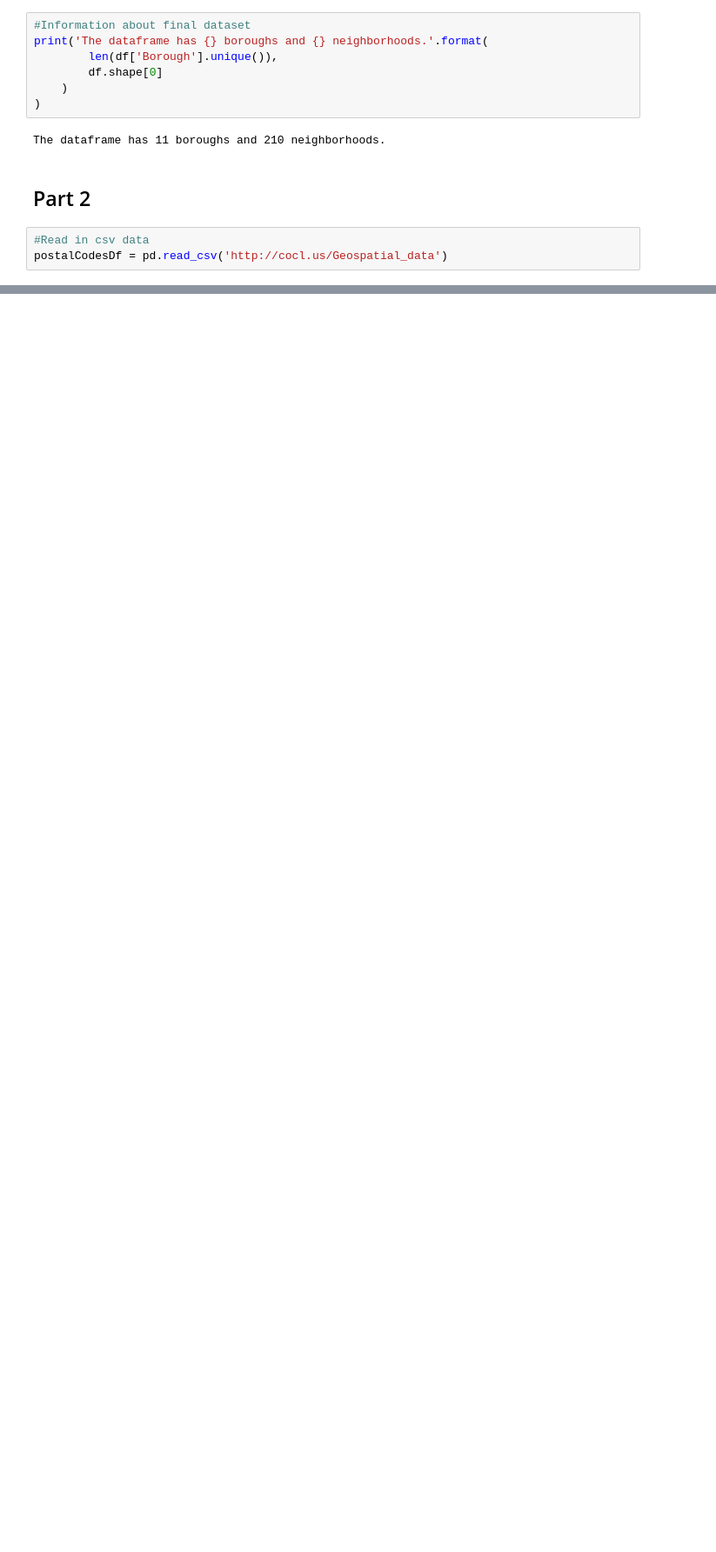
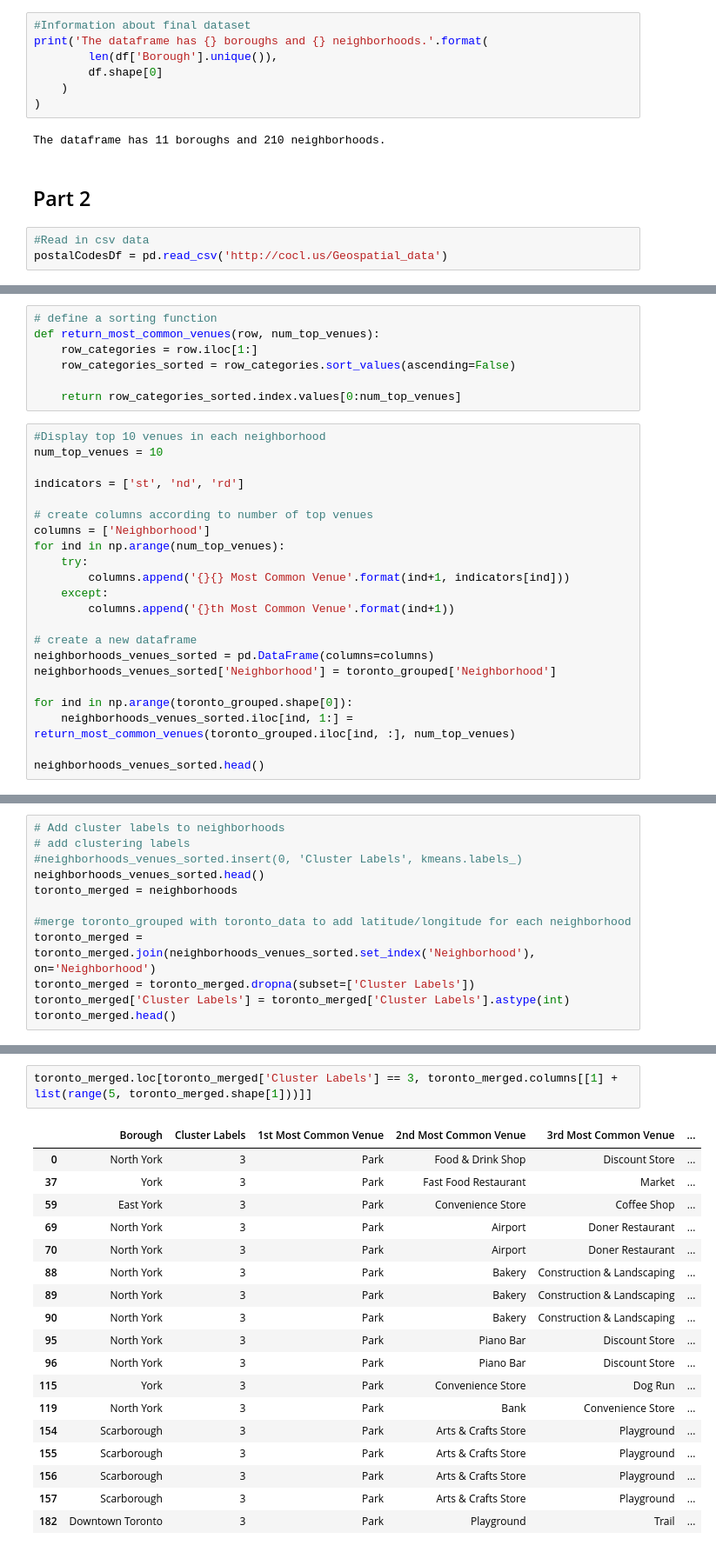
Before and after one commit to anastasiyaArk/Coursera_Capstone, a Jupyter notebook: Segmenting and clusering, Toronto.ipynb, the cells around one changed output, grey strips where cells are left out. Shown at 87% size. Cells and saved outputs as stored; diff of their text form; blank space fills up the shorter version.

Commit message:
k-means clustering

```diff
--- a/Segmenting and clusering, Toronto.ipynb
+++ b/Segmenting and clusering, Toronto.ipynb
@@ -139,0 +336,29 @@ merged_inner
+# %%
+# define a sorting function
+def return_most_common_venues(row, num_top_venues):
+    row_categories = row.iloc[1:]
+    row_categories_sorted = row_categories.sort_values(ascending=False)
+
+    return row_categories_sorted.index.values[0:num_top_venues]
+# %%
+#Display top 10 venues in each neighborhood
+num_top_venues = 10
+
+indicators = ['st', 'nd', 'rd']
+
+# create columns according to number of top venues
+columns = ['Neighborhood']
+for ind in np.arange(num_top_venues):
+    try:
+        columns.append('{}{} Most Common Venue'.format(ind+1, indicators[ind]))
+    except:
+        columns.append('{}th Most Common Venue'.format(ind+1))
+
+# create a new dataframe
+neighborhoods_venues_sorted = pd.DataFrame(columns=columns)
+neighborhoods_venues_sorted['Neighborhood'] = toronto_grouped['Neighborhood']
+
+for ind in np.arange(toronto_grouped.shape[0]):
+    neighborhoods_venues_sorted.iloc[ind, 1:] = return_most_common_venues(toronto_grouped.iloc[ind, :], num_top_venues)
+
+neighborhoods_venues_sorted.head()
@@ -139,0 +386,12 @@ merged_inner
+# %%
+# Add cluster labels to neighborhoods
+# add clustering labels
+#neighborhoods_venues_sorted.insert(0, 'Cluster Labels', kmeans.labels_)
+neighborhoods_venues_sorted.head()
+toronto_merged = neighborhoods
+
+#merge toronto_grouped with toronto_data to add latitude/longitude for each neighborhood
+toronto_merged = toronto_merged.join(neighborhoods_venues_sorted.set_index('Neighborhood'), on='Neighborhood')
+toronto_merged = toronto_merged.dropna(subset=['Cluster Labels'])
+toronto_merged['Cluster Labels'] = toronto_merged['Cluster Labels'].astype(int)
+toronto_merged.head()
@@ -139,0 +479,21 @@ merged_inner
+# %%
+toronto_merged.loc[toronto_merged['Cluster Labels'] == 3, toronto_merged.columns[[1] + list(range(5, toronto_merged.shape[1]))]]
+# %% [output]
+|  | Borough | Cluster Labels | 1st Most Common Venue | 2nd Most Common Venue | 3rd Most Common Venue | ... |
+| 0 | North York | 3 | Park | Food & Drink Shop | Discount Store | ... |
+| 37 | York | 3 | Park | Fast Food Restaurant | Market | ... |
+| 59 | East York | 3 | Park | Convenience Store | Coffee Shop | ... |
+| 69 | North York | 3 | Park | Airport | Doner Restaurant | ... |
+| 70 | North York | 3 | Park | Airport | Doner Restaurant | ... |
+| 88 | North York | 3 | Park | Bakery | Construction & Landscaping | ... |
+| 89 | North York | 3 | Park | Bakery | Construction & Landscaping | ... |
+| 90 | North York | 3 | Park | Bakery | Construction & Landscaping | ... |
+| 95 | North York | 3 | Park | Piano Bar | Discount Store | ... |
+| 96 | North York | 3 | Park | Piano Bar | Discount Store | ... |
+| 115 | York | 3 | Park | Convenience Store | Dog Run | ... |
+| 119 | North York | 3 | Park | Bank | Convenience Store | ... |
+| 154 | Scarborough | 3 | Park | Arts & Crafts Store | Playground | ... |
+| 155 | Scarborough | 3 | Park | Arts & Crafts Store | Playground | ... |
+| 156 | Scarborough | 3 | Park | Arts & Crafts Store | Playground | ... |
+| 157 | Scarborough | 3 | Park | Arts & Crafts Store | Playground | ... |
+| 182 | Downtown Toronto | 3 | Park | Playground | Trail | ... |
```
Also changed, not shown: parts of 32 cells of this notebook.
